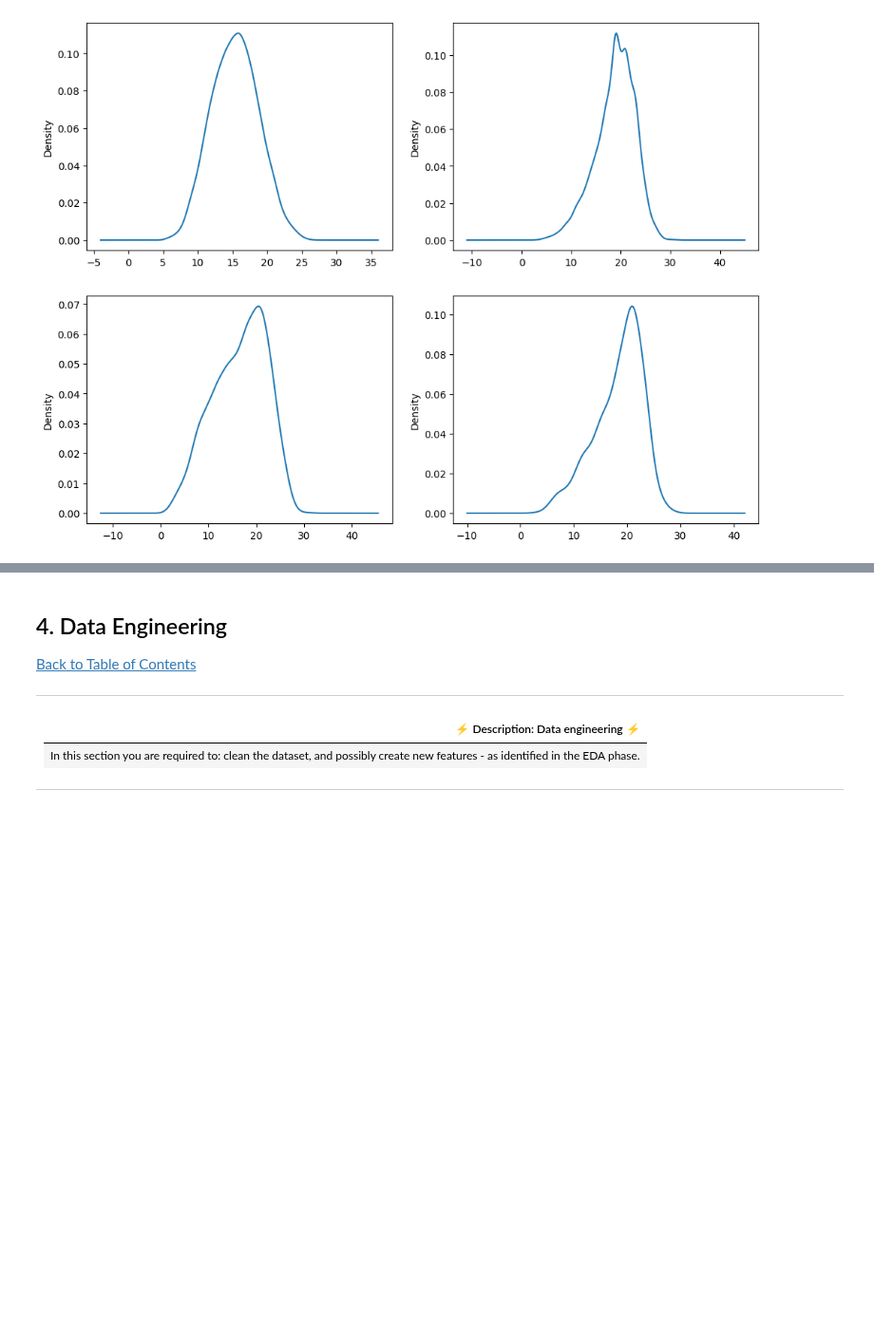
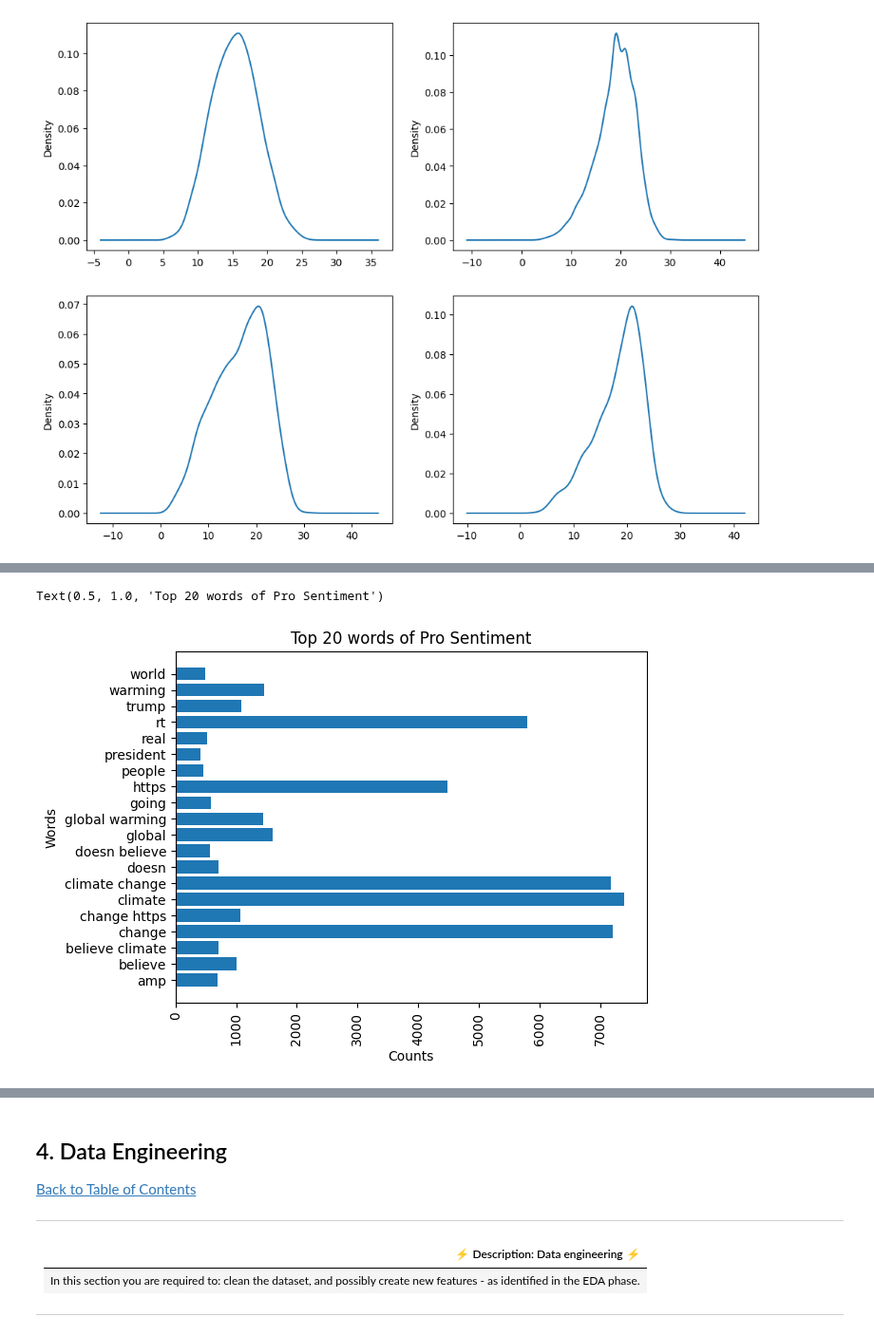
Before and after one commit to Classifix/Classifix, a Jupyter notebook: Advanced_Classification/starter-notebook.ipynb, the cells around one changed output, grey strips where cells are left out. Shown at 95% size. Drawn from its saved outputs; the diff is of its cells as text; code cells hidden in the pictures; blank space fills up the shorter version.

```diff
--- a/Advanced_Classification/starter-notebook.ipynb
+++ b/Advanced_Classification/starter-notebook.ipynb
@@ -132,0 +160,13 @@ Anti['count'].plot(kind='density', ax=ax[1,1], label='Anti')
+# %%
+vect_Pro = CountVectorizer(lowercase=True, stop_words='english', max_features=20,analyzer='word', ngram_range=(1, 2))
+Pro_fit = vect_Pro.fit_transform(Pro['message'].values.astype(str))
+Pro_Names=vect_Pro.get_feature_names_out()
+Pro_counts=Pro_fit.toarray().sum(axis=0)
+plt.barh(Pro_Names, Pro_counts)
+plt.xticks(rotation=90)
+plt.xlabel('Counts')
+plt.ylabel('Words')
+plt.title('Top 20 words of Pro Sentiment')
+# %% [output]
+Text(0.5, 1.0, 'Top 20 words of Pro Sentiment')
+[figure, added]
```
Also changed, not shown: parts of 4 cells of this notebook.
